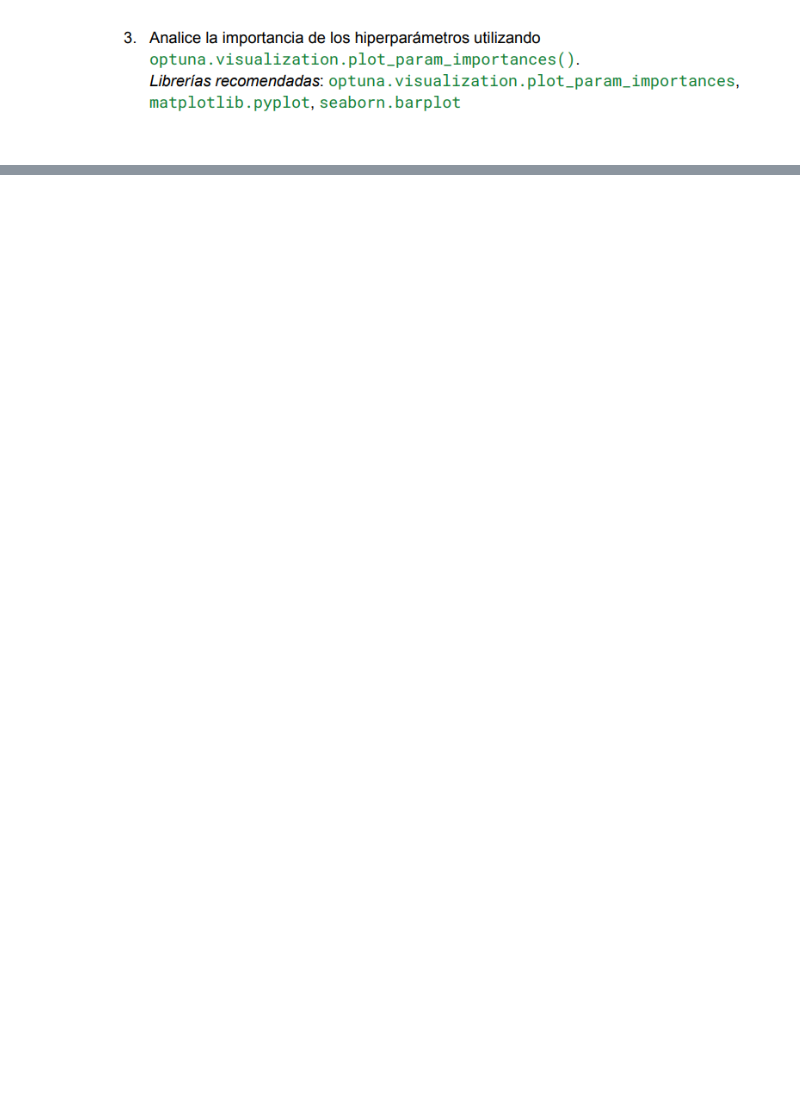
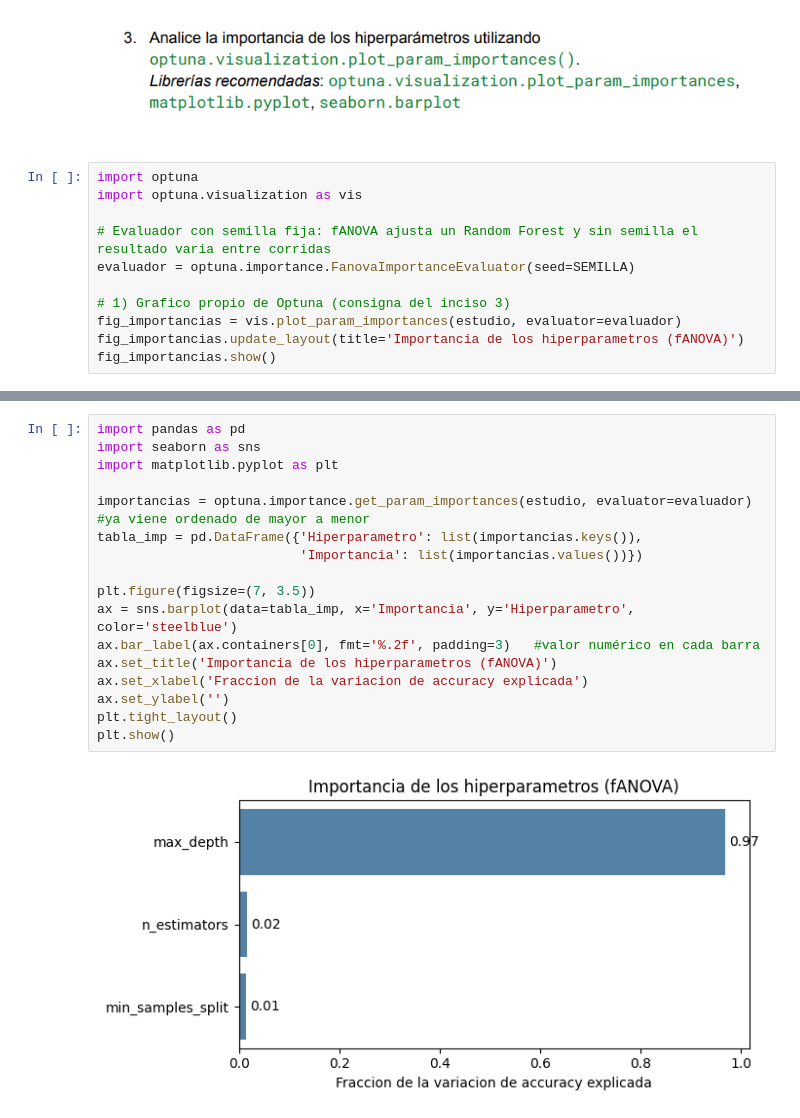
Before and after one commit to AlesioRios/Laboratorio-de-Datos-II, a Jupyter notebook: Lab_de_Datos_II_TP4.ipynb, the cells around one changed output, grey strips where cells are left out. Saved outputs shown, nothing was run; the diff lists cells and outputs as text; blank space fills up the shorter version.

```diff
--- a/Lab_de_Datos_II_TP4.ipynb
+++ b/Lab_de_Datos_II_TP4.ipynb
@@ -902,2 +1052,13 @@ Como conclusión, podemos observar que, efectivamente, como habíamos previsto a
 # %% [markdown]
 ![image.png](embedded-picture-1)
+# %%
+import optuna
+import optuna.visualization as vis
+
+# Evaluador con semilla fija: fANOVA ajusta un Random Forest y sin semilla el resultado varia entre corridas
+evaluador = optuna.importance.FanovaImportanceEvaluator(seed=SEMILLA)
+
+# 1) Grafico propio de Optuna (consigna del inciso 3)
+fig_importancias = vis.plot_param_importances(estudio, evaluator=evaluador)
+fig_importancias.update_layout(title='Importancia de los hiperparametros (fANOVA)')
+fig_importancias.show()
@@ -903,0 +1067,19 @@ Como conclusión, podemos observar que, efectivamente, como habíamos previsto a
+# %%
+import pandas as pd
+import seaborn as sns
+import matplotlib.pyplot as plt
+
+importancias = optuna.importance.get_param_importances(estudio, evaluator=evaluador) #ya viene ordenado de mayor a menor
+tabla_imp = pd.DataFrame({'Hiperparametro': list(importancias.keys()),
+                          'Importancia': list(importancias.values())})
+
+plt.figure(figsize=(7, 3.5))
+ax = sns.barplot(data=tabla_imp, x='Importancia', y='Hiperparametro', color='steelblue')
+ax.bar_label(ax.containers[0], fmt='%.2f', padding=3)   #valor numérico en cada barra
+ax.set_title('Importancia de los hiperparametros (fANOVA)')
+ax.set_xlabel('Fraccion de la variacion de accuracy explicada')
+ax.set_ylabel('')
+plt.tight_layout()
+plt.show()
+# %% [output]
+[figure, added]
```
Also changed, not shown: parts of 10 cells of this notebook.
